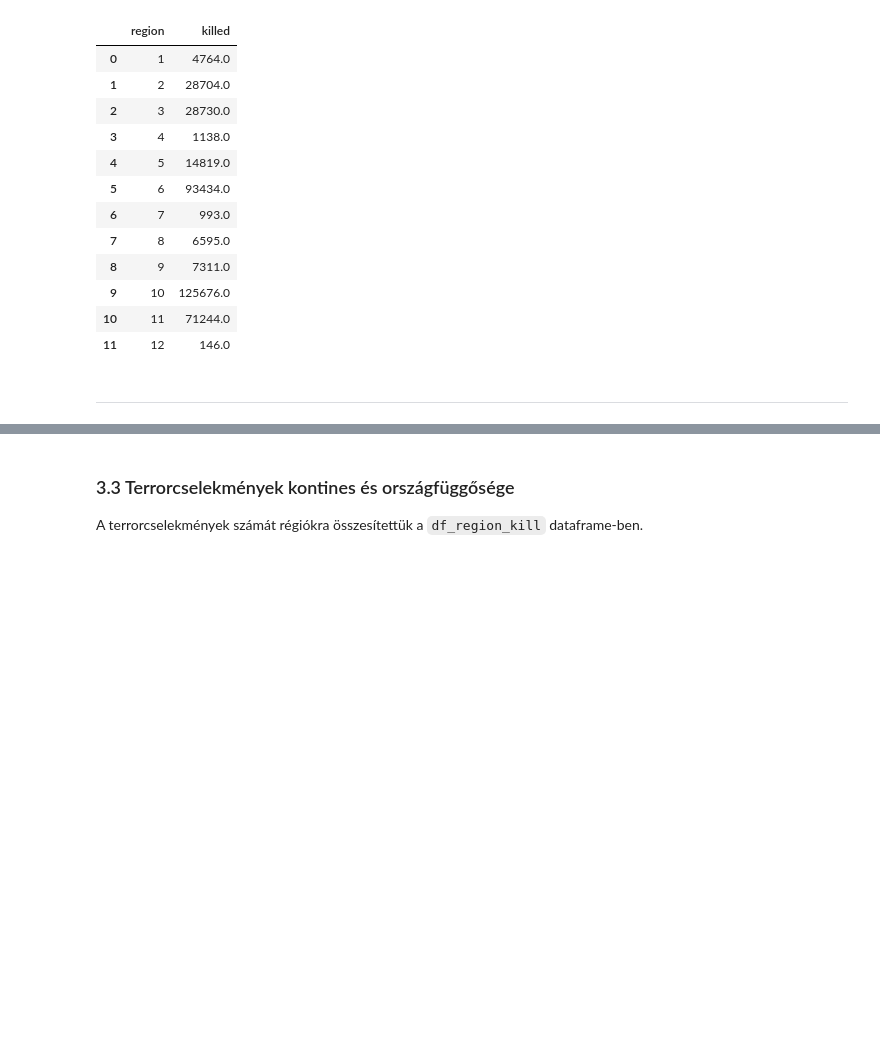
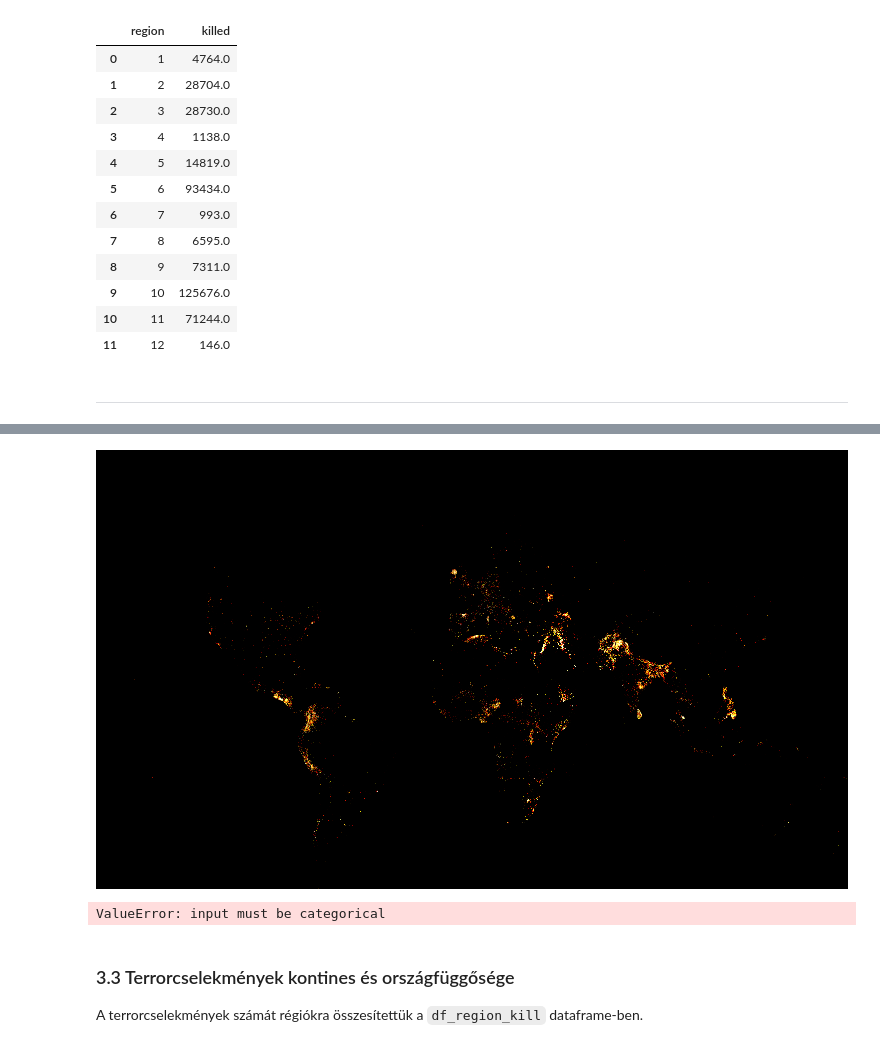
Before and after one commit to horver/big-data-hf, a Jupyter notebook: GTD2-HF.ipynb, the cells around one changed output, grey strips where cells are left out. Drawn from its saved outputs; the diff is of its cells as text; code cells hidden in the pictures; blank space fills up the shorter version.

```diff
--- a/GTD2-HF.ipynb
+++ b/GTD2-HF.ipynb
@@ -255,3 +239,37 @@ plt.show()
+# %%
+import datashader as ds
+import datashader.glyphs
+import datashader.transfer_functions as tf
+from functools import partial
+from datashader.utils import export_image
+from matplotlib.cm import hot
+
+background = "black"
+export = partial(export_image, background = background, export_path="export")
+
+x_range = (locations['longitude'].min(), locations['longitude'].max())
+y_range = (locations['latitude'].min(), locations['latitude'].max())
+
+plot_width  = int(1500) # Minél nagyobb, annál jobb a felbontás, akár országon belüli eloszlás vizsgálatához
+plot_height = int(plot_width*7.0/12)
+
+# Terrorcselekmények denzitása
+cvs = ds.Canvas(plot_width=plot_width, plot_height=plot_height, x_range=x_range, y_range=y_range)
+agg = cvs.points(locations, 'longitude', 'latitude')
+export(tf.shade(agg, cmap = hot, how='eq_hist'), "gtd_on_map")
+# %% [output]
+[figure, added]
+# %%
+if background == "black":
+      color_key = {'1':'red', '0':'green'}
+else: color_key = {'1':'red', '0':'green'}
+
+cvs = ds.Canvas(plot_width=plot_width, plot_height=plot_height, x_range=x_range, y_range=y_range)
+agg = cvs.points(locations, 'longitude', 'latitude', ds.count_cat('weapon'))
+
+export(tf.shade(agg, color_key=color_key, how='eq_hist'), "successful attacks")
+# %% [output]
+ValueError: input must be categorical
 # %% [markdown]
 ### 3.3 Terrorcselekmények kontines és országfüggősége
 
```
Also changed, not shown: parts of 15 cells of this notebook.
